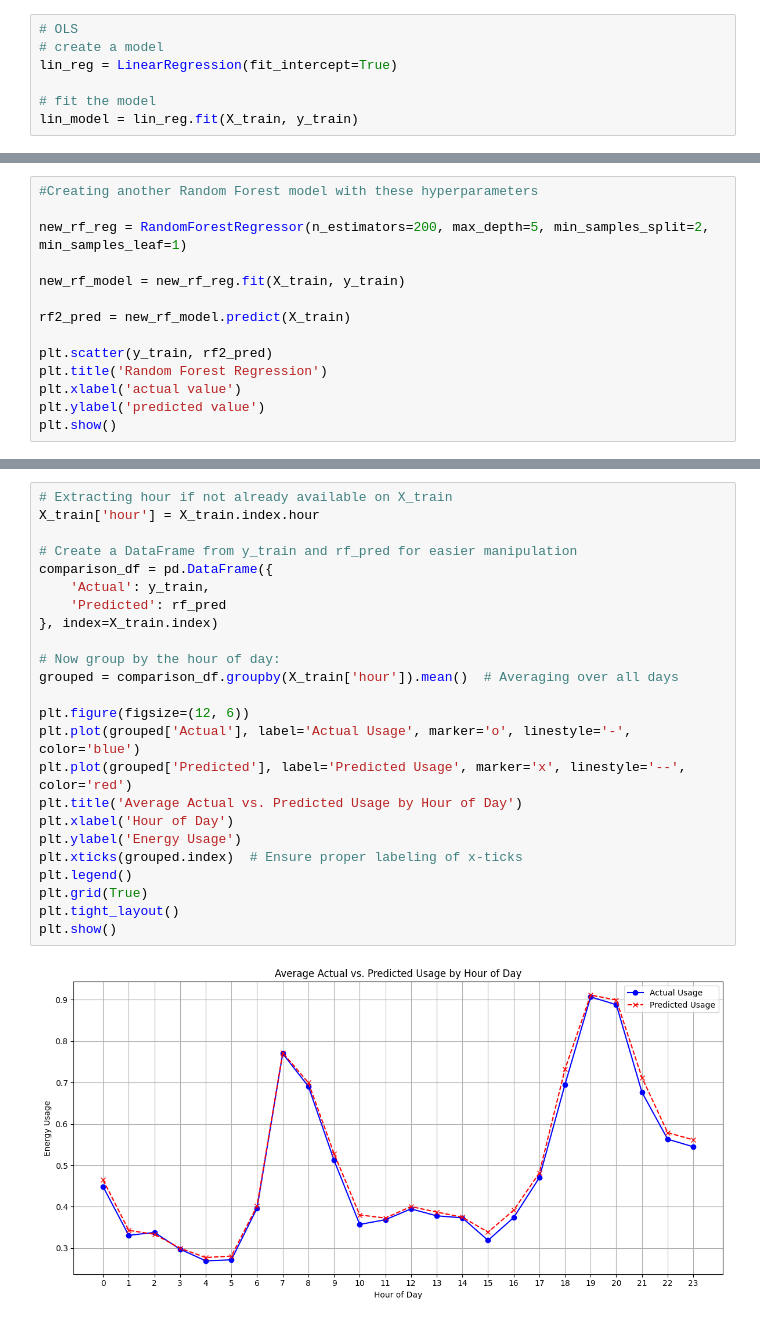
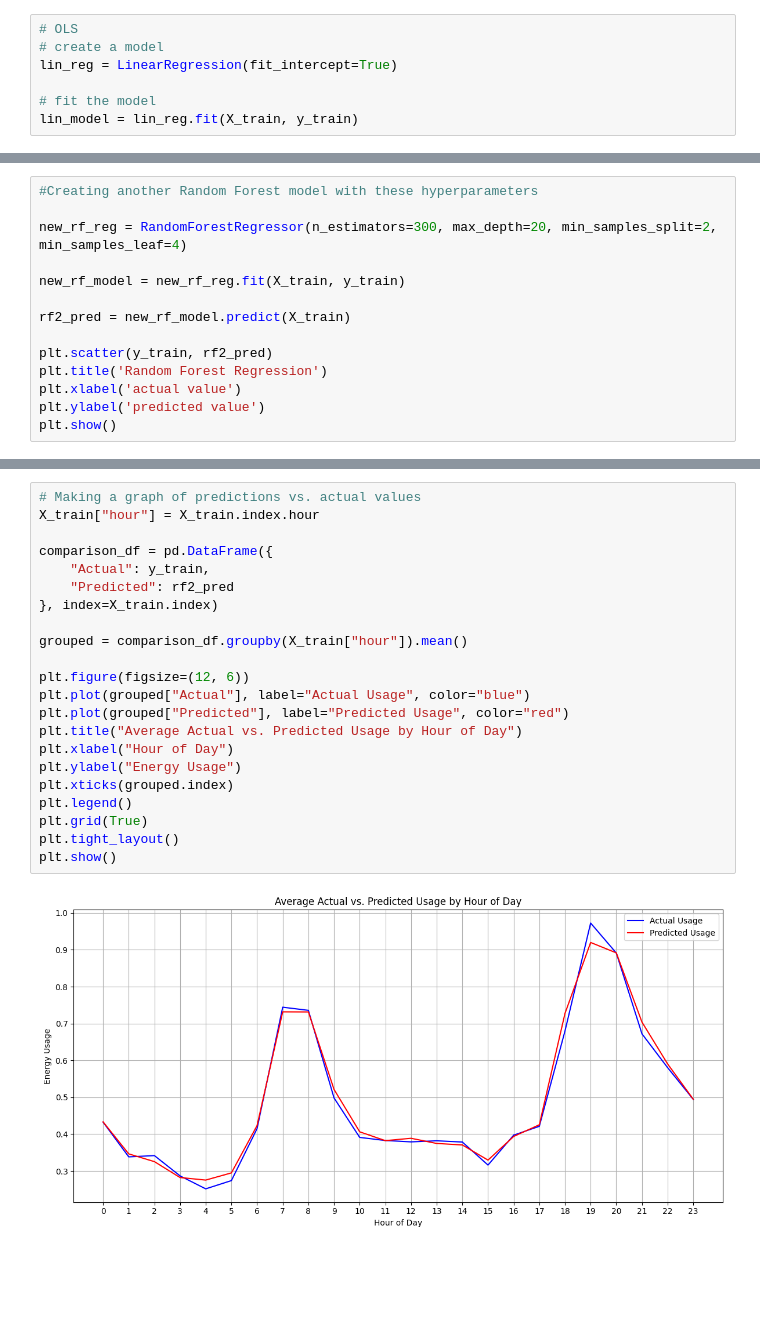
Before and after one commit to ConstantinVictorBeatErtel/energypricer, a Jupyter notebook: energy_efficiency_prediction.ipynb, the cells around one changed output, grey strips where cells are left out. Saved outputs shown, nothing was run; the diff lists cells and outputs as text; blank space fills up the shorter version.

```diff
--- a/energy_efficiency_prediction.ipynb
+++ b/energy_efficiency_prediction.ipynb
@@ -522,7 +526,7 @@ KeyboardInterrupt:
 # %%
 #Creating another Random Forest model with these hyperparameters
 
-new_rf_reg = RandomForestRegressor(n_estimators=200, max_depth=5, min_samples_split=2, min_samples_leaf=1)
+new_rf_reg = RandomForestRegressor(n_estimators=300, max_depth=20, min_samples_split=2, min_samples_leaf=4)
 
 new_rf_model = new_rf_reg.fit(X_train, y_train)
 
@@ -576,28 +559,26 @@ plt.show()
 # %%
-# Extracting hour if not already available on X_train
-X_train['hour'] = X_train.index.hour
+# Making a graph of predictions vs. actual values
+X_train["hour"] = X_train.index.hour
 
-# Create a DataFrame from y_train and rf_pred for easier manipulation
 comparison_df = pd.DataFrame({
-    'Actual': y_train,
-    'Predicted': rf_pred
+    "Actual": y_train,
+    "Predicted": rf2_pred
 }, index=X_train.index)
 
-# Now group by the hour of day:
-grouped = comparison_df.groupby(X_train['hour']).mean()  # Averaging over all days
+grouped = comparison_df.groupby(X_train["hour"]).mean()
 
 plt.figure(figsize=(12, 6))
-plt.plot(grouped['Actual'], label='Actual Usage', marker='o', linestyle='-', color='blue')
-plt.plot(grouped['Predicted'], label='Predicted Usage', marker='x', linestyle='--', color='red')
-plt.title('Average Actual vs. Predicted Usage by Hour of Day')
-plt.xlabel('Hour of Day')
-plt.ylabel('Energy Usage')
-plt.xticks(grouped.index)  # Ensure proper labeling of x-ticks
+plt.plot(grouped["Actual"], label="Actual Usage", color="blue")
+plt.plot(grouped["Predicted"], label="Predicted Usage", color="red")
+plt.title("Average Actual vs. Predicted Usage by Hour of Day")
+plt.xlabel("Hour of Day")
+plt.ylabel("Energy Usage")
+plt.xticks(grouped.index)
 plt.legend()
 plt.grid(True)
 plt.tight_layout()
 plt.show()
 # %% [output]
-[figure, old version]
+[figure, new version]
 # %%
 #Moving into predicting price based on usage:
```
Also changed, not shown: parts of 35 cells of this notebook.
